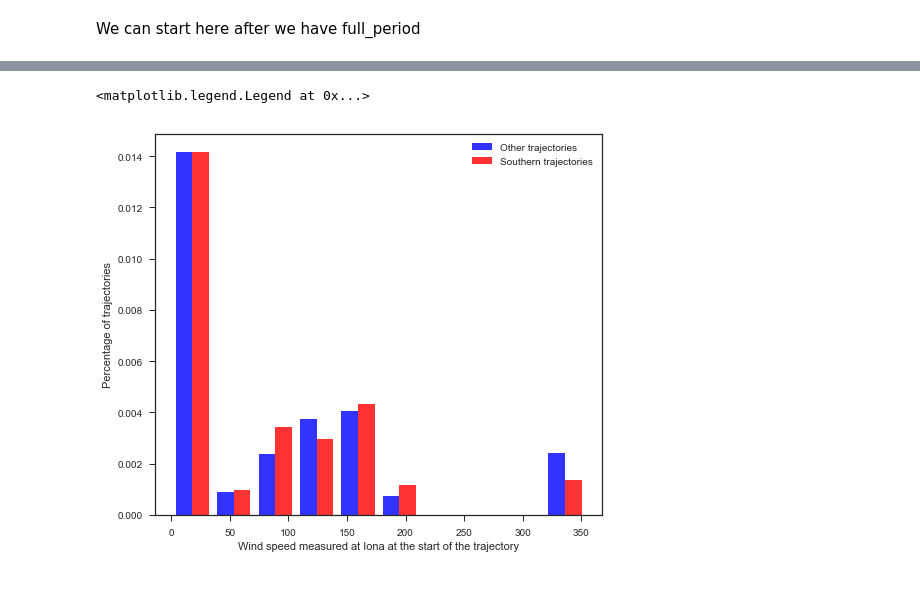
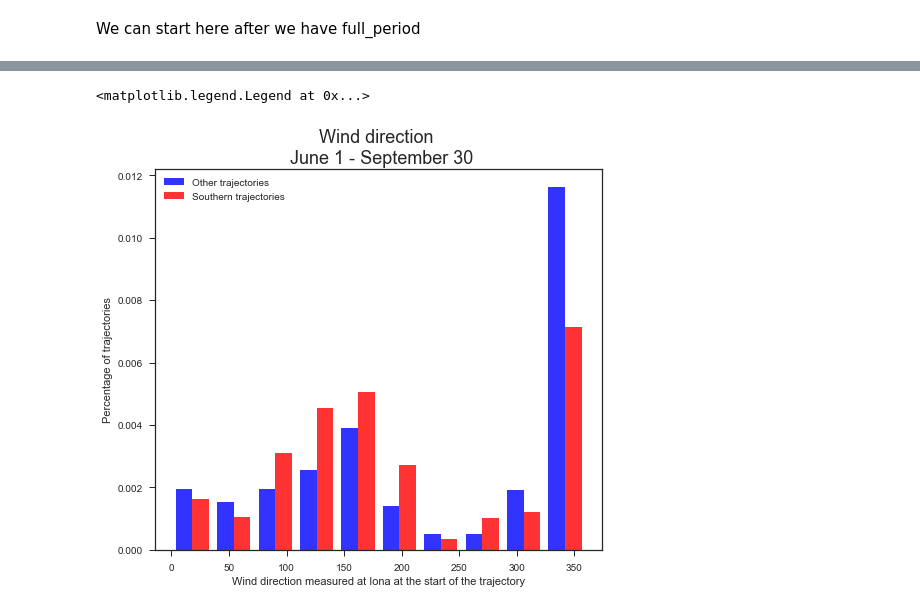
Before and after one commit to SalishSeaCast/analysis-giorgio-2, a Jupyter notebook: revised_notebooks/3analysis_plots/Winds-histogram_usingpickle.ipynb, the cells around one changed output, grey strips where cells are left out. Drawn from its saved outputs; the diff is of its cells as text; code cells hidden in the pictures.

Commit message:
new histograms

```diff
--- a/revised_notebooks/3analysis_plots/Winds-histogram_usingpickle.ipynb
+++ b/revised_notebooks/3analysis_plots/Winds-histogram_usingpickle.ipynb
@@ -28,7 +28,7 @@ sns.set_style('ticks')
 sns.set_color_codes
 
 start = dt.datetime(2016, 7, 1, 0, 0)
-end = dt.datetime(2016, 10, 1)
+end = dt.datetime(2016, 9, 30)
 
 
 
@@ -471,12 +484,12 @@ wind_files = list_wind_files(sdt, edt)
 
 j,i=find_model_point(lon,lat,lons,lats)
 
-windS = compile_winds_study(j,i,wind_files, study_points)
-windC = compile_winds_study(j,i,wind_files, control_points)
+windS, direcS = compile_winds_study(j,i,wind_files, study_points)
+windC, direcC = compile_winds_study(j,i,wind_files, control_points)
 # %%
 study_group = [k for sublist in windS for k in sublist ]
 control_group = [k for sublist in windC for k in sublist ]
 
-for i in range (3):
+for i in range (2):
     study_group = [k for sublist in study_group for k in sublist ]
     control_group = [k for sublist in control_group for k in sublist ]
@@ -483,29 +527,38 @@ for i in range (3):
+# %%
+study_group = [k for sublist in direcS for k in sublist ]
+control_group = [k for sublist in direcC for k in sublist ]
+
+for i in range (2):
+    study_group = [k for sublist in study_group for k in sublist ]
+    control_group = [k for sublist in control_group for k in sublist ]
 # %%
 fig, axs = plt.subplots(1,1, figsize = (8,7))
 
 labels = ('Other trajectories', 'Southern trajectories')
 
 groups = [control_group, study_group]
 
 colors = ['b','r']
 
 
 
 
 
 axs.hist(
         groups,
         color= colors,
         alpha=0.8,
         normed = True,
         label = labels,
         )
 
 axs.set_ylabel ("Percentage of trajectories")
-axs.set_xlabel ("Wind speed measured at Iona at the start of the trajectory")
+axs.set_xlabel ("Wind direction measured at Iona at the start of the trajectory")
+
+axs.set_title ('Wind direction \n June 1 - September 30', size = 18)
 
 
 plt.legend()
 # %% [output]
 <matplotlib.legend.Legend at 0x...>
-[figure, old version]
+[figure, new version]
```
Also changed, not shown: parts of 10 cells of this notebook, 2 other files.
